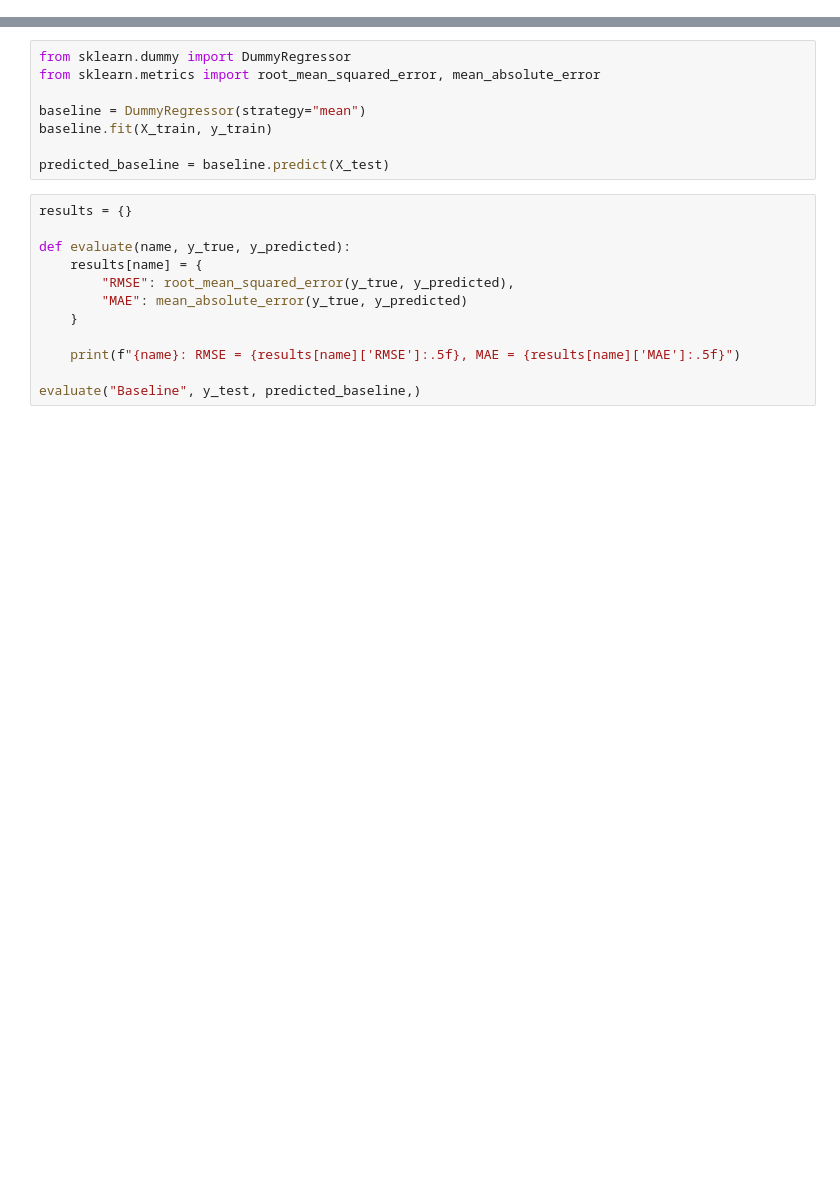
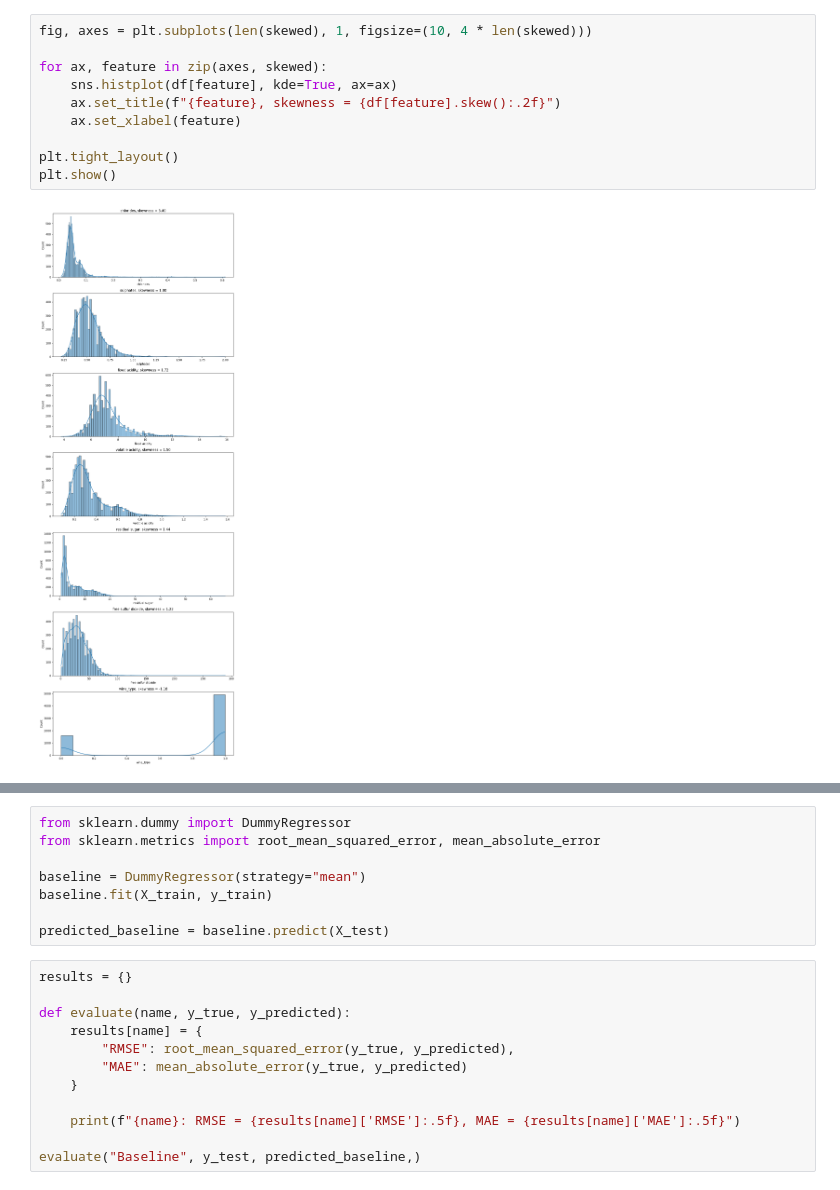
Before and after one commit to dalginichev1/ml_course_mai, a Jupyter notebook: regression/lab1.ipynb, the cells around one changed output, grey strips where cells are left out. Saved outputs shown, nothing was run; the diff lists cells and outputs as text; blank space fills up the shorter version.

```diff
--- a/regression/lab1.ipynb
+++ b/regression/lab1.ipynb
@@ -45,3 +52,15 @@ Name: count, dtype: int64
+# %%
+fig, axes = plt.subplots(len(skewed), 1, figsize=(10, 4 * len(skewed)))
+
+for ax, feature in zip(axes, skewed):
+    sns.histplot(df[feature], kde=True, ax=ax)
+    ax.set_title(f"{feature}, skewness = {df[feature].skew():.2f}")
+    ax.set_xlabel(feature)
+
+plt.tight_layout()
+plt.show()
+# %% [output]
+[figure, added]
 # %%
 from sklearn.model_selection import train_test_split
 
```
Also changed, not shown: parts of 20 cells of this notebook.
